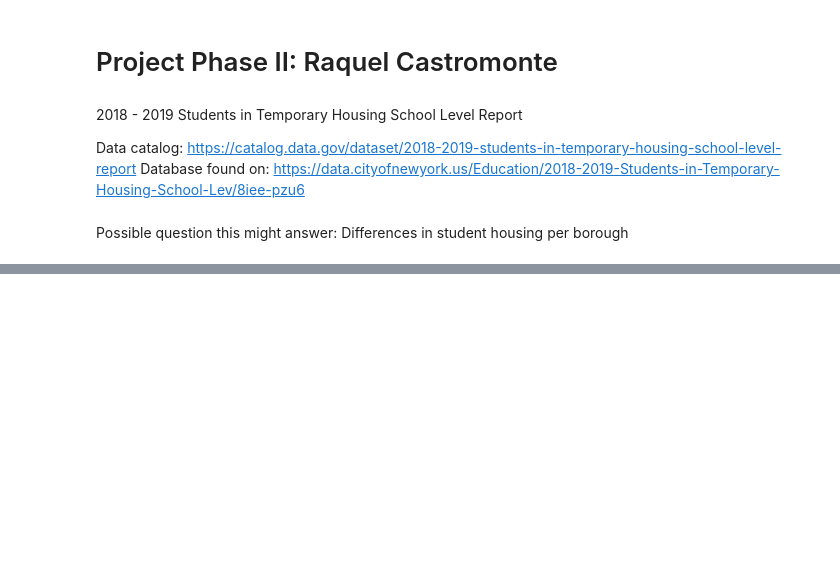
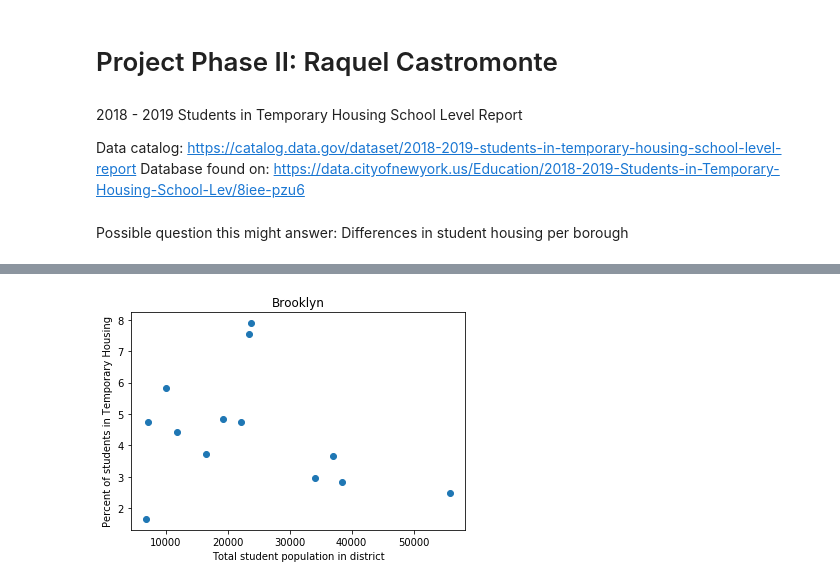
Before and after one commit to cailtyn-caj96/info-2950, a Jupyter notebook: Hopefully the one to submit.ipynb, the cells around one changed output, grey strips where cells are left out. Saved outputs shown, nothing was run; the diff lists cells and outputs as text; code cells hidden in the pictures; blank space fills up the shorter version.

```diff
--- a/Hopefully the one to submit.ipynb
+++ b/Hopefully the one to submit.ipynb
@@ -85,0 +216,11 @@ dtype: object
+# %%
+#get a scatter plot of the different neighborhoods in Brooklyn
+by_brooklyn = housing_data.loc[housing_data["borough"] == "Brooklyn"]
+le_brooklyn = by_brooklyn.groupby("borough_and_district_#").sum()
+plt.scatter(le_brooklyn["# Total Students"], le_brooklyn["% Students in Temporary Housing"])
+plt.xlabel("Total student population in district")
+plt.ylabel("Percent of students in Temporary Housing")
+plt.title("Brooklyn")
+plt.show()
+# %% [output]
+[figure, added]
```
Also changed, not shown: parts of 24 cells of this notebook.
